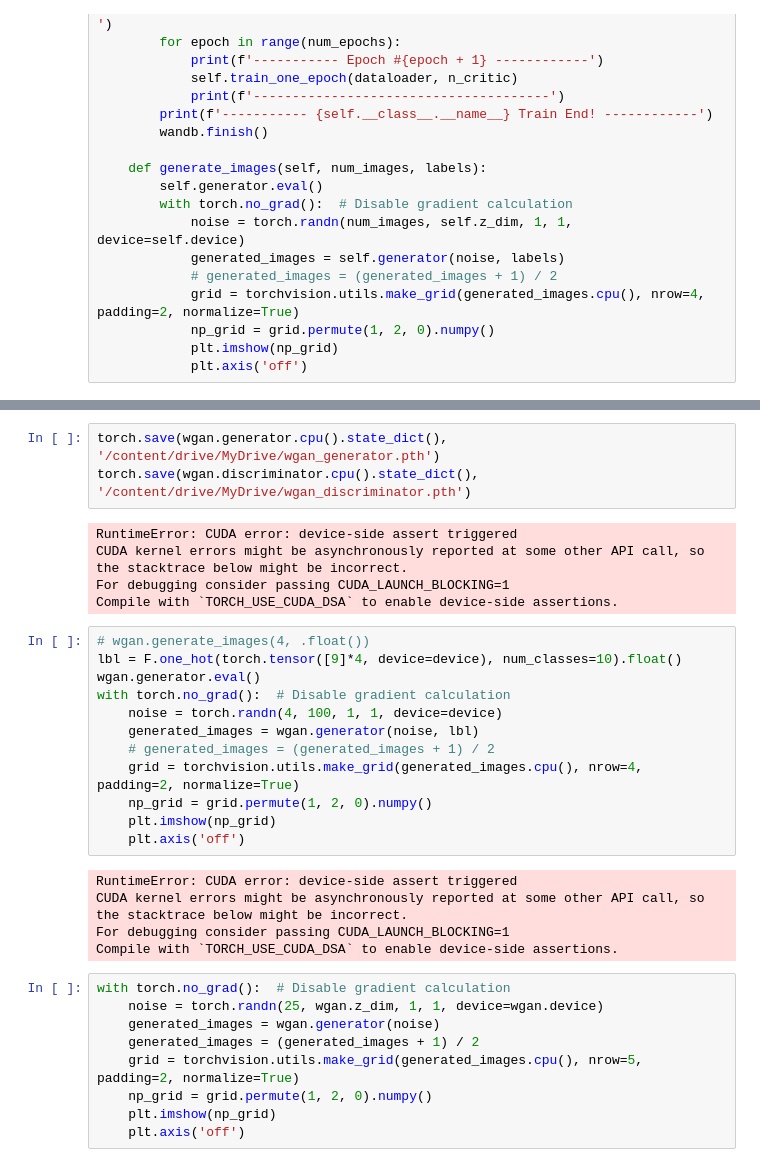
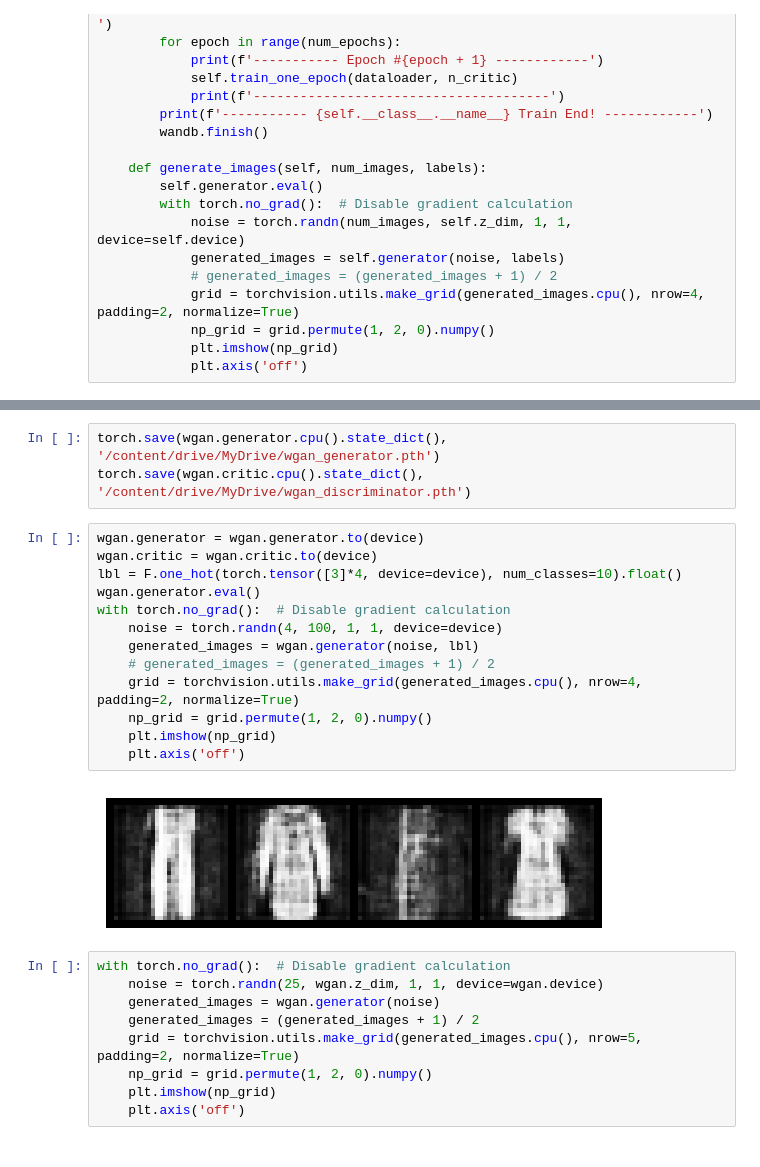
Before and after one commit to mitkrieg/dl-assignment-3, a Jupyter notebook: gan.ipynb, the cells around one changed output, grey strips where cells are left out. Cells and saved outputs as stored; diff of their text form.

```diff
--- a/gan.ipynb
+++ b/gan.ipynb
@@ -599,28 +598,21 @@ Find logs at: ./wandb/run-20241017_124941-gsxhwmme/logs
 # %%
 torch.save(wgan.generator.cpu().state_dict(), '/content/drive/MyDrive/wgan_generator.pth')
-torch.save(wgan.discriminator.cpu().state_dict(), '/content/drive/MyDrive/wgan_discriminator.pth')
+torch.save(wgan.critic.cpu().state_dict(), '/content/drive/MyDrive/wgan_discriminator.pth')
-# %% [output]
-RuntimeError: CUDA error: device-side assert triggered
-CUDA kernel errors might be asynchronously reported at some other API call, so the stacktrace below might be incorrect.
-For debugging consider passing CUDA_LAUNCH_BLOCKING=1
-Compile with `TORCH_USE_CUDA_DSA` to enable device-side assertions.
 # %%
-# wgan.generate_images(4, .float())
-lbl = F.one_hot(torch.tensor([9]*4, device=device), num_classes=10).float()
+wgan.generator = wgan.generator.to(device)
+wgan.critic = wgan.critic.to(device)
+lbl = F.one_hot(torch.tensor([3]*4, device=device), num_classes=10).float()
 wgan.generator.eval()
 with torch.no_grad():  # Disable gradient calculation
     noise = torch.randn(4, 100, 1, 1, device=device)
     generated_images = wgan.generator(noise, lbl)
     # generated_images = (generated_images + 1) / 2
     grid = torchvision.utils.make_grid(generated_images.cpu(), nrow=4, padding=2, normalize=True)
     np_grid = grid.permute(1, 2, 0).numpy()
     plt.imshow(np_grid)
     plt.axis('off')
 # %% [output]
-RuntimeError: CUDA error: device-side assert triggered
-CUDA kernel errors might be asynchronously reported at some other API call, so the stacktrace below might be incorrect.
-For debugging consider passing CUDA_LAUNCH_BLOCKING=1
-Compile with `TORCH_USE_CUDA_DSA` to enable device-side assertions.
+[figure, added]
 # %%
 with torch.no_grad():  # Disable gradient calculation
     noise = torch.randn(25, wgan.z_dim, 1, 1, device=wgan.device)
```
Also changed, not shown: parts of 10 cells of this notebook.
